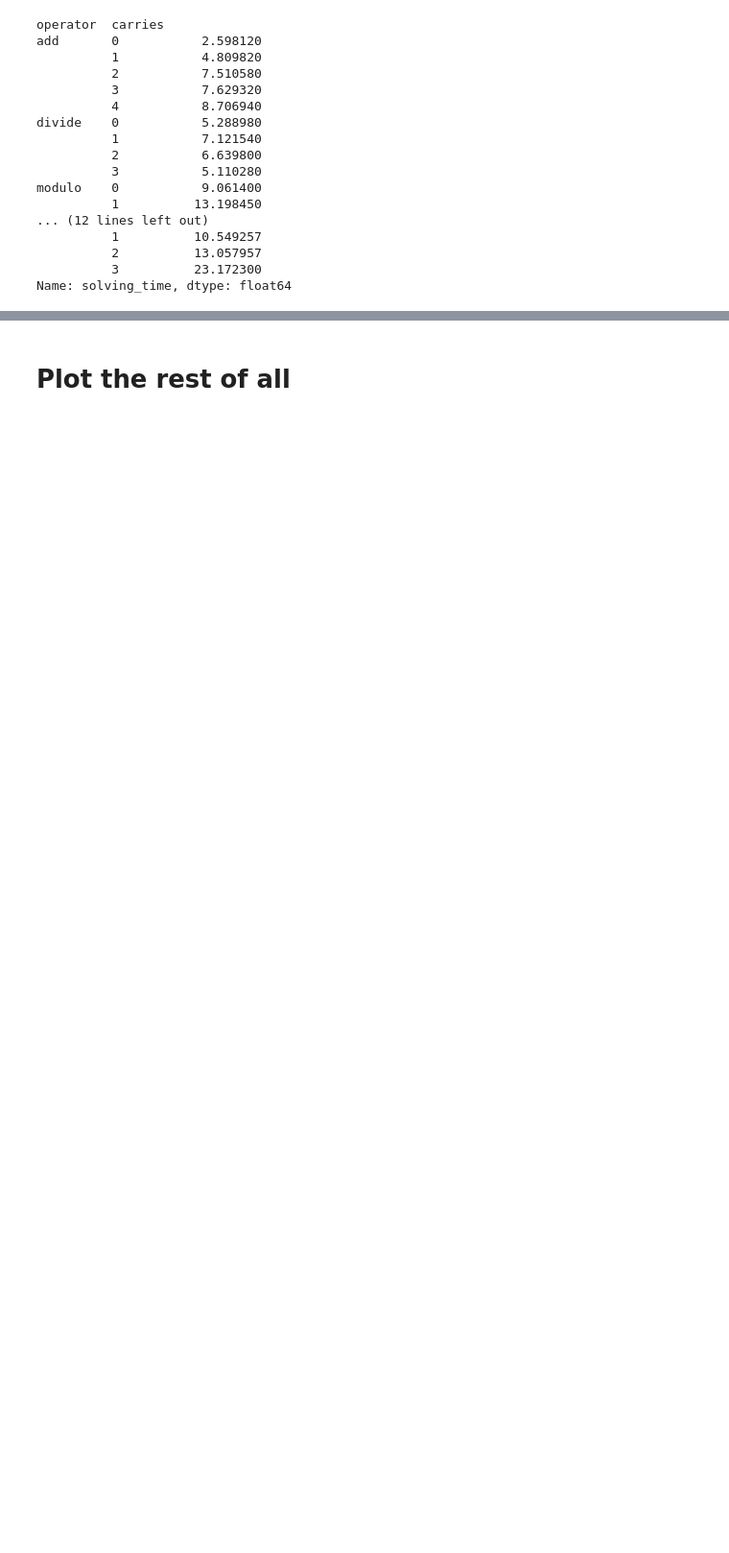
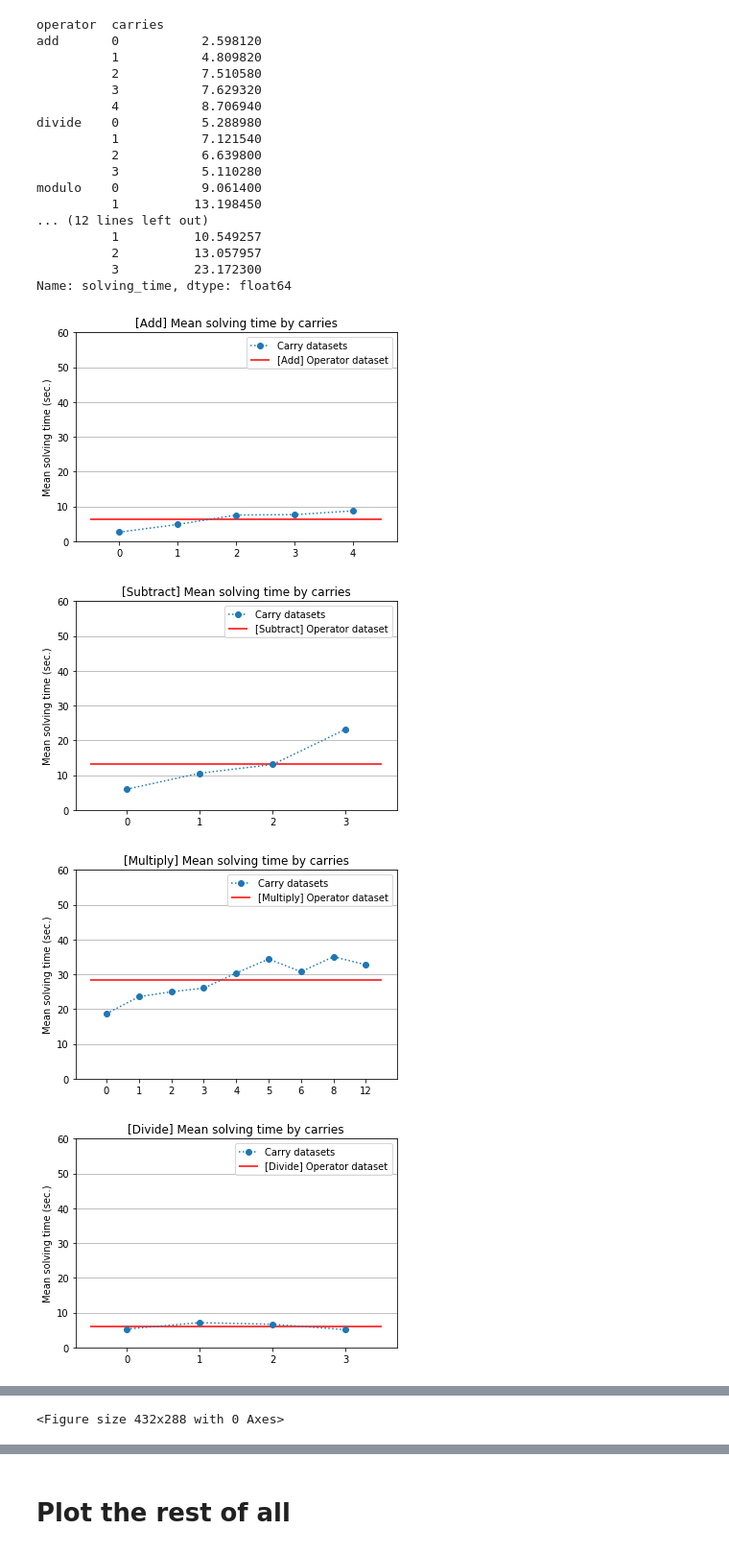
Before and after one commit to sungjae-cho/arithmetic-experiment, a Jupyter notebook: plot_results.ipynb, the cells around one changed output, grey strips where cells are left out. Shown: that part at 96% size. Saved outputs shown, nothing was run; the diff lists cells and outputs as text; code cells hidden in the pictures; blank space fills up the shorter version.

```diff
--- a/plot_results.ipynb
+++ b/plot_results.ipynb
@@ -72,3 +137,11 @@ modulo    0           9.061400
           2          13.057957
           3          23.172300
 Name: solving_time, dtype: float64
+# %%
+plot_mean_solving_time_by_carries(mode='show')
+plot_mean_solving_time_by_carries(mode='save')
+# %% [output]
+[figure, added]
+[figure, added]
+[figure, added]
+[figure, added]
@@ -74,0 +149 @@ Name: solving_time, dtype: float64
+<Figure size 432x288 with 0 Axes>
```
Also changed, not shown: parts of 35 cells of this notebook, 1 other file.
